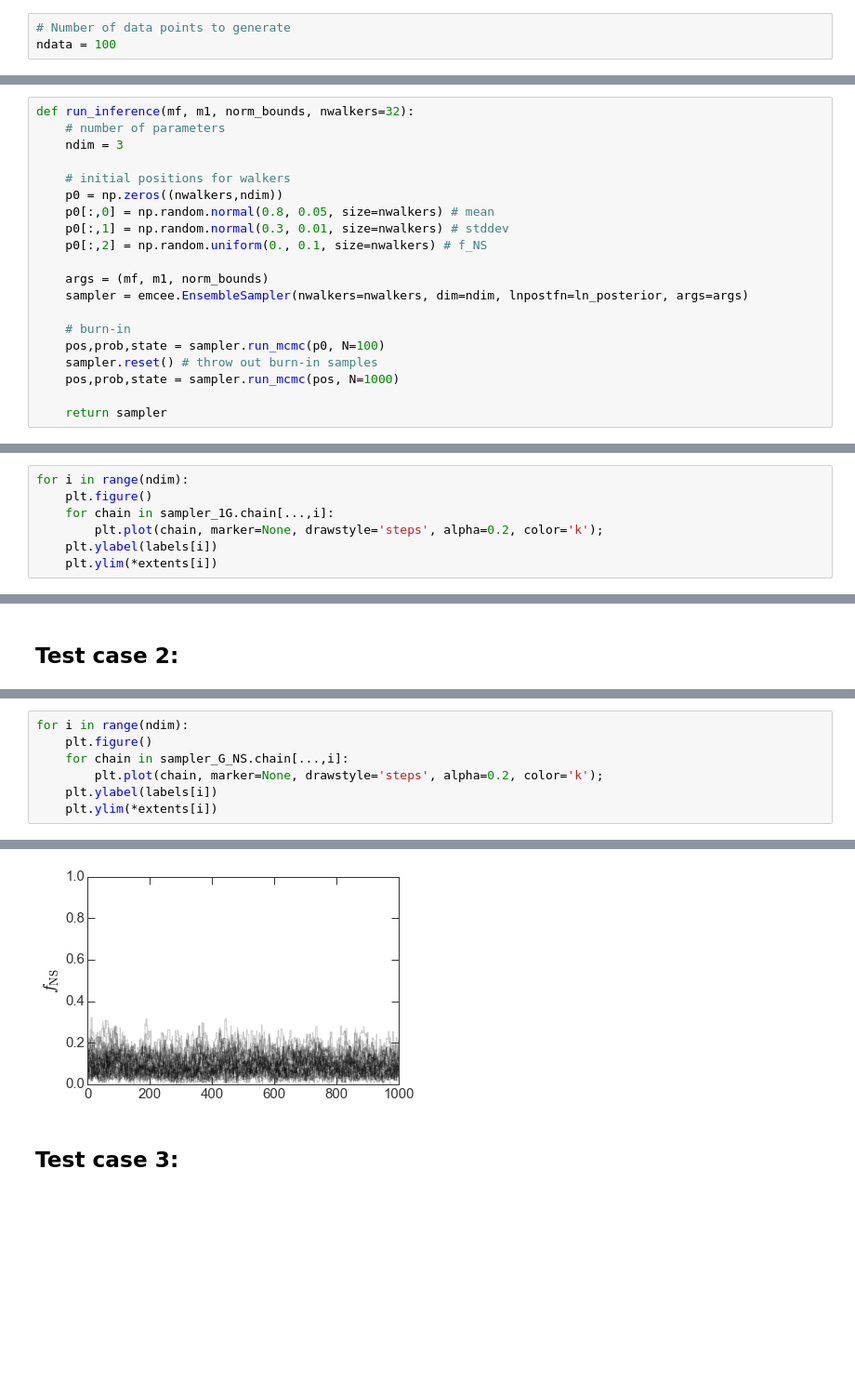
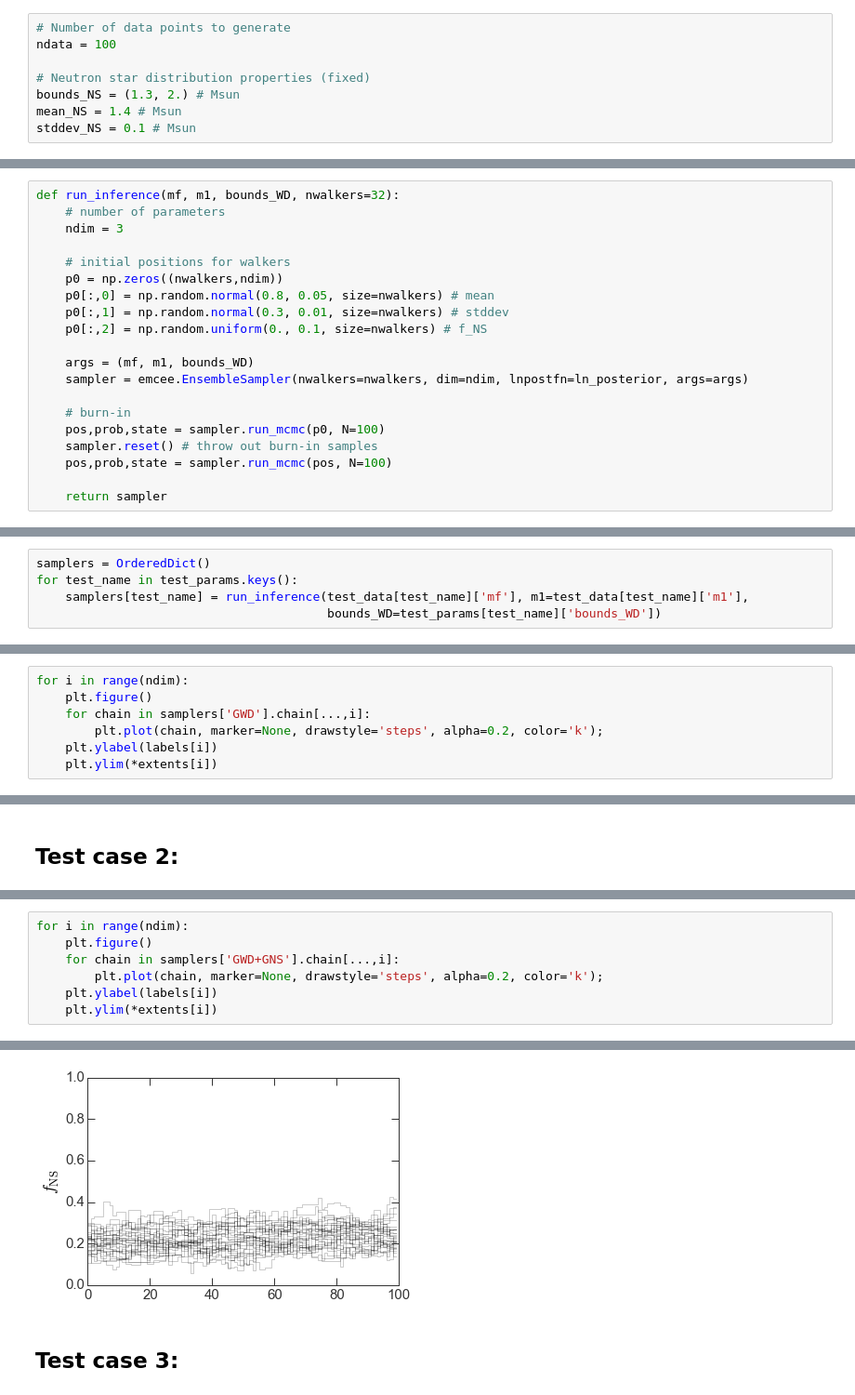
Before and after one commit to adrn/tilt-shift, a Jupyter notebook: notebooks/Paper figures.ipynb, the cells around one changed output, grey strips where cells are left out. Shown at 93% size. Cells and saved outputs as stored; diff of their text form; blank space fills up the shorter version.

```diff
--- a/notebooks/Paper figures.ipynb
+++ b/notebooks/Paper figures.ipynb
@@ -35,6 +35,11 @@ import triangle
 # %%
 # Number of data points to generate
 ndata = 100
+
+# Neutron star distribution properties (fixed)
+bounds_NS = (1.3, 2.) # Msun
+mean_NS = 1.4 # Msun
+stddev_NS = 0.1 # Msun
 # %% [markdown]
 We generate data with three different models for the true distribution of companion masses:
 * __GWD__: A single (truncated) Gaussian
@@ -306,7 +326,7 @@ make_slice_plots('G+NS')
 # %% [markdown]
 ### Use MCMC to sample from the posterior distribution, $p(\theta\,|\,m_f)$
 # %%
-def run_inference(mf, m1, norm_bounds, nwalkers=32):
+def run_inference(mf, m1, bounds_WD, nwalkers=32):
     # number of parameters
     ndim = 3
 
@@ -316,13 +336,13 @@ def run_inference(mf, m1, norm_bounds, nwalkers=32):
     p0[:,1] = np.random.normal(0.3, 0.01, size=nwalkers) # stddev
     p0[:,2] = np.random.uniform(0., 0.1, size=nwalkers) # f_NS
 
-    args = (mf, m1, norm_bounds)
+    args = (mf, m1, bounds_WD)
     sampler = emcee.EnsembleSampler(nwalkers=nwalkers, dim=ndim, lnpostfn=ln_posterior, args=args)
 
     # burn-in
     pos,prob,state = sampler.run_mcmc(p0, N=100)
     sampler.reset() # throw out burn-in samples
-    pos,prob,state = sampler.run_mcmc(pos, N=1000)
+    pos,prob,state = sampler.run_mcmc(pos, N=100)
 
     return sampler
 # %%
@@ -332,2 +354,7 @@ extents = [(0.2,1.4),(0.05,2.), (0.,1.)]
+# %%
+samplers = OrderedDict()
+for test_name in test_params.keys():
+    samplers[test_name] = run_inference(test_data[test_name]['mf'], m1=test_data[test_name]['m1'],
+                                        bounds_WD=test_params[test_name]['bounds_WD'])
 # %% [markdown]
 ## Test case 1:
@@ -342,7 +366,7 @@ fig = triangle.corner(sampler_1G.flatchain, truths=[test_params['1G']['mean'], t
 # %%
 for i in range(ndim):
     plt.figure()
-    for chain in sampler_1G.chain[...,i]:
+    for chain in samplers['GWD'].chain[...,i]:
         plt.plot(chain, marker=None, drawstyle='steps', alpha=0.2, color='k');
     plt.ylabel(labels[i])
     plt.ylim(*extents[i])
@@ -368,7 +385,7 @@ fig = triangle.corner(sampler_G_NS.flatchain, truths=truths,
 # %%
 for i in range(ndim):
     plt.figure()
-    for chain in sampler_G_NS.chain[...,i]:
+    for chain in samplers['GWD+GNS'].chain[...,i]:
         plt.plot(chain, marker=None, drawstyle='steps', alpha=0.2, color='k');
     plt.ylabel(labels[i])
     plt.ylim(*extents[i])
@@ -378,3 +395,3 @@ for i in range(ndim):
-[figure, old version]
+[figure, new version]
 # %% [markdown]
 ## Test case 3:
```
Also changed, not shown: parts of 21 cells of this notebook.
